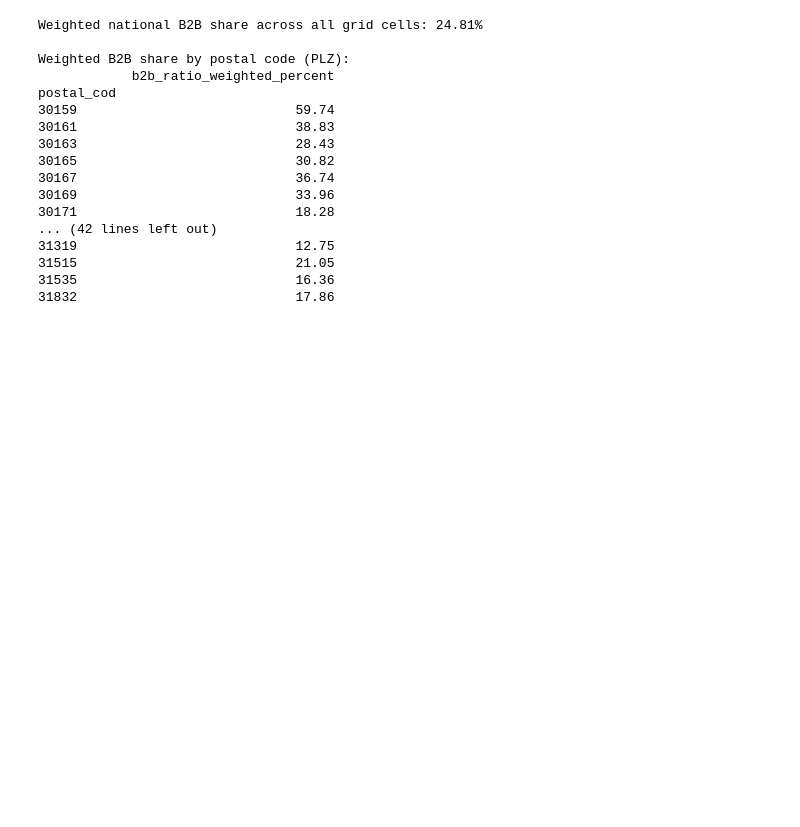
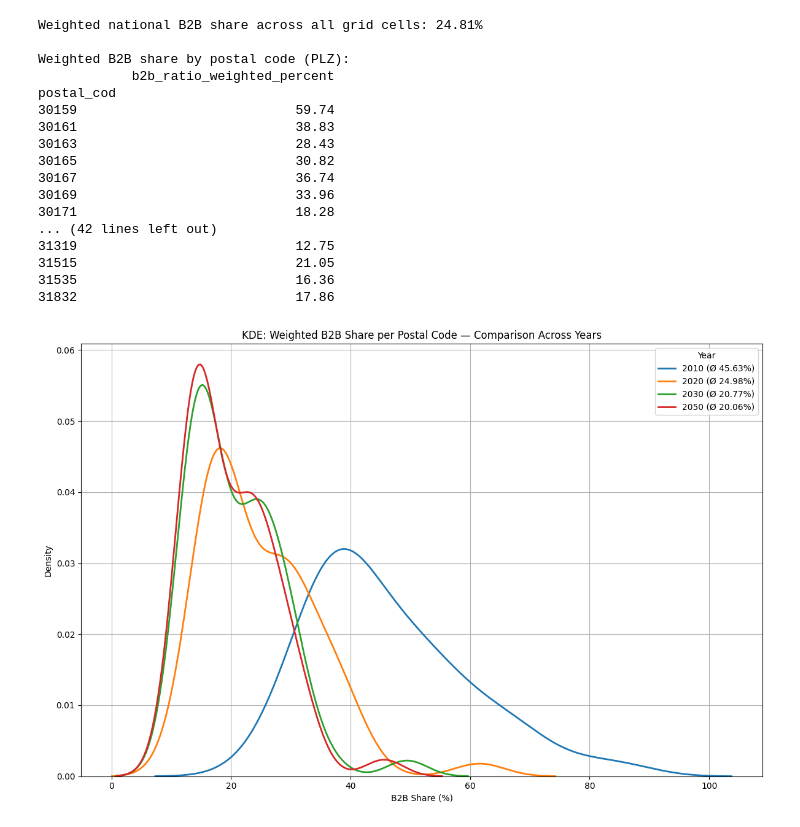
Before and after one commit to TUBS-IVS/HAGRID, a Jupyter notebook: parcel-demand-estimation/04_EstimateLocalB2BDistribution.ipynb, the cells around one changed output. Cells and saved outputs as stored; diff of their text form; code cells hidden in the pictures; blank space fills up the shorter version.

Commit message:
Almost finished Parcel Demand Estimator
Last step is to integrate the sample weights into the parcel distribution -> Demand estimation, b2b assignment etc. is done. Almost there... :D

```diff
--- a/parcel-demand-estimation/04_EstimateLocalB2BDistribution.ipynb
+++ b/parcel-demand-estimation/04_EstimateLocalB2BDistribution.ipynb
@@ -196,13 +196,13 @@ Prerequisite:
 """
 
 # === Prepare working copy ===
-ga_corrected_b2b_df = final_grid_h.copy()
-ga_corrected_b2b_df = ga_corrected_b2b_df[ga_corrected_b2b_df["total_coun"] > 0].reset_index(drop=True)
+ga_corrected_b2b_gdf = final_grid_h.copy()
+ga_corrected_b2b_gdf = ga_corrected_b2b_gdf[ga_corrected_b2b_gdf["total_coun"] > 0].reset_index(drop=True)
 
 # Extract key columns for optimization
-original_ratios = ga_corrected_b2b_df["b2b_ratio_norm"].values  # Initial B2B estimates
-total_counts = ga_corrected_b2b_df["total_coun"].values         # Volume weights per cell
-fit_labels = ga_corrected_b2b_df["fit"].values                  # Fit quality tags
+original_ratios = ga_corrected_b2b_gdf["b2b_ratio_norm"].values  # Initial B2B estimates
+total_counts = ga_corrected_b2b_gdf["total_coun"].values         # Volume weights per cell
+fit_labels = ga_corrected_b2b_gdf["fit"].values                  # Fit quality tags
 
 # === Set up DEAP framework (only once) ===
 creator.create("FitnessMin", base.Fitness, weights=(-1.0,))  # We want to minimize error
@@ -306,7 +306,7 @@ for index, row in tqdm(df_b2b_results_fixed.iterrows(), total=len(df_b2b_results
 
         # Check if result is close enough to target
         if abs(new_b2b_ratio - TARGET_B2B) <= 0.005:
-            ga_corrected_b2b_df[f"b2b_ratio_norm_adj_{year}"] = adjusted_ratios
+            ga_corrected_b2b_gdf[f"b2b_ratio_norm_adj_{year}"] = adjusted_ratios
             print(f"✅ Saved adjustments to column: b2b_ratio_norm_adj_{year}")
             success = True
             break
@@ -316,4 +316,60 @@ for index, row in tqdm(df_b2b_results_fixed.iterrows(), total=len(df_b2b_results
 
     if not success:
         print(f"❌ No satisfactory alpha combination found for year {year}.")
+# %%
+# List of years to visualize
+years_to_check = [2010, 2020, 2030, 2050]
+
+plt.figure(figsize=(12, 8))
+
+for year in years_to_check:
+    col = f"b2b_ratio_norm_adj_{year}"
+
+    if col not in ga_corrected_b2b_gdf.columns:
+        print(f"Column '{col}' not found – skipping year {year}.")
+        continue
+
+    # Step 1: Compute weighted B2B values for the current year
+    ga_corrected_b2b_gdf["weighted_b2b_adj_temp"] = (
+        ga_corrected_b2b_gdf[col] * ga_corrected_b2b_gdf["total_coun"]
+    )
+
+    # Step 2: Aggregate B2B ratio to postal code level (PLZ)
+    plz_b2b_ga = (
+        ga_corrected_b2b_gdf
+        .groupby("postal_cod")
+        .agg(
+            total_count=("total_coun", "sum"),
+            weighted_b2b_sum=("weighted_b2b_adj_temp", "sum")
+        )
+    )
+    plz_b2b_ga["b2b_ratio_weighted"] = (
+        plz_b2b_ga["weighted_b2b_sum"] / plz_b2b_ga["total_count"]
+    )
+    plz_b2b_ga["b2b_ratio_weighted_percent"] = (
+        plz_b2b_ga["b2b_ratio_weighted"] * 100
+    )
+
+    # Step 3: Compute total national B2B share for the year
+    new_total_b2b = ga_corrected_b2b_gdf["weighted_b2b_adj_temp"].sum()
+    new_total_packages = ga_corrected_b2b_gdf["total_coun"].sum()
+    new_overall_percent = (new_total_b2b / new_total_packages) * 100
+
+    # Step 4: KDE plot of weighted B2B values by postal code
+    sns.kdeplot(
+        plz_b2b_ga["b2b_ratio_weighted_percent"],
+        label=f"{year} (Ø {new_overall_percent:.2f}%)",
+        linewidth=2
+    )
+
+# Final formatting
+plt.title("KDE: Weighted B2B Share per Postal Code — Comparison Across Years")
+plt.xlabel("B2B Share (%)")
+plt.ylabel("Density")
+plt.grid(True)
+plt.legend(title="Year", loc="upper right")
+plt.tight_layout()
+plt.show()
+# %% [output]
+[figure, added]
 # %%
```
Also changed, not shown: parts of 2 cells of this notebook, 6 other files.
